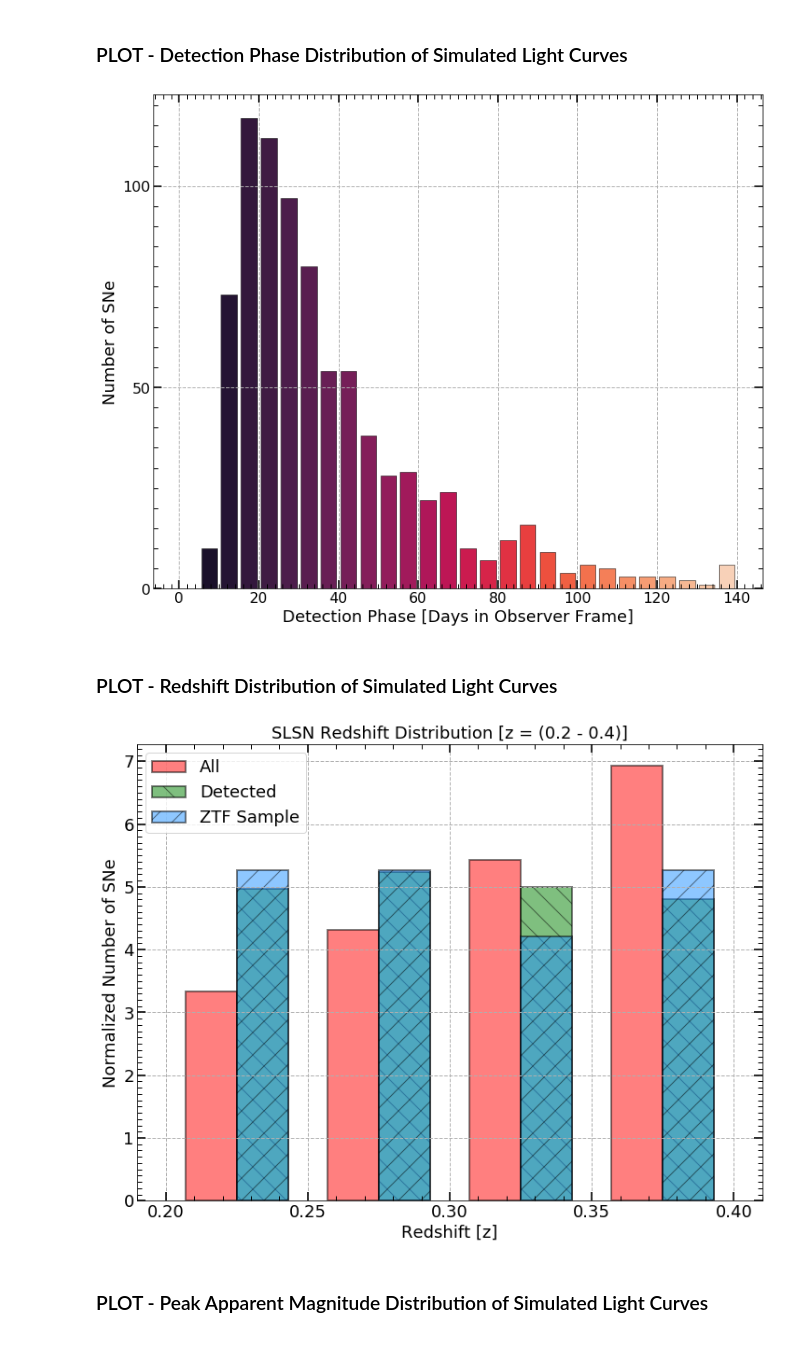
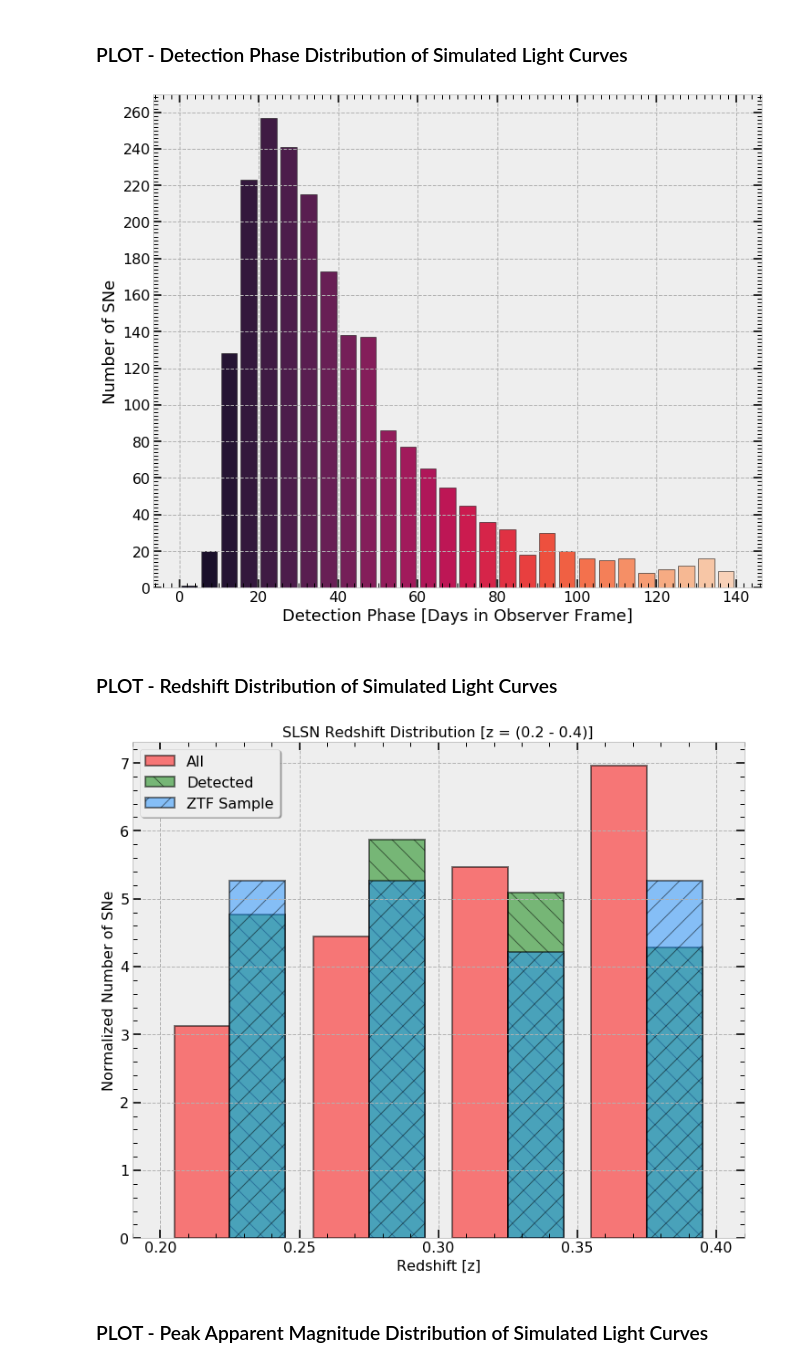
Before and after one commit to sPaMFouR/SimSLSNe, a Jupyter notebook: notebooks/PlotSim_HighZ.ipynb, the cells around one changed output. Drawn from its saved outputs; the diff is of its cells as text; code cells hidden in the pictures.

Commit message:
Updated Plotting Notebooks for LowZ and HighZ

```diff
--- a/notebooks/PlotSim_HighZ.ipynb
+++ b/notebooks/PlotSim_HighZ.ipynb
@@ -13,12 +13,15 @@ import sncosmo
 import simsurvey
 import numpy as np
 import pandas as pd
+from scipy.stats import ks_2samp
+from astropy.cosmology import Planck15
+
 import seaborn as sns
 import matplotlib.cm as cm
 import matplotlib.pyplot as plt
-from astropy.cosmology import Planck15
 from matplotlib.colors import Normalize
-from matplotlib.ticker import MultipleLocator
+from matplotlib.ticker import MultipleLocator, FixedLocator
+plt.style.use('bmh')
 
 from RunSim_SLSN_Master import MagnetarSource, Load_ZTFData
 # ------------------------------------------------------------------------------------------------------------------- #
@@ -40,7 +43,7 @@ DIR_PLOTS = os.path.join(DIR_HOME, "plots/")
 
 # Name of the File containing the parameters for the Magnetar Model
 file_param = os.path.join(DIR_INPUT, "Nicholl_Magnetar.dat")
-file_paramflat = os.path.join(DIR_INPUT, "Nicholl_Magnetar_Flat.dat")
+file_paramflat = os.path.join(DIR_INPUT, "Nicholl_Magnetar_FlatV2.dat")
 
 # Name of the File containing the Template Light Curve
 file_template = os.path.join(DIR_INPUT, "PTF12dam.dat")
@@ -70,8 +73,8 @@ os.chdir(DIR_PLOTS)
 # ------------------------------------------------------------------------------------------------------------------- #
 prefix = 'LCS_Filtered_SLSN'
 runmodel = 'Magnetar'
-zrange = (0.2, 0.40)
-rate = 2.00
+zrange = (0.20, 0.40)
+rate = 5.00
 iteration = 0
 
 filename = "{0}_{1}_{2:.2f}_{3:.2f}_{4:.2f}_{5}.pkl".format(prefix, runmodel, zrange[0], zrange[1], rate, iteration)
@@ -80,5 +83,10 @@ print (filename)
 data_mod = pickle.load(open(os.path.join(DIR_OUTPUT, filename), 'rb'))
 lcs = simsurvey.LightcurveCollection(load=os.path.join(DIR_OUTPUT, filename))
 print ("Number of Light Curves in Filtered Data: {0}".format(len(lcs.lcs)))
+
+lcs.stats['absmag_max'] = {}
+for band in dict_bands.keys():
+    lcs.stats['absmag_max'][band] = np.full(len(data_mod['lcs']), np.nan)
+
 # ------------------------------------------------------------------------------------------------------------------- #
 # %% [output]
@@ -564,78 +704,65 @@ fig3 = plt.figure(figsize=(12, 10))
 ax3 = fig3.add_subplot(111)
 
 heights, bins = np.histogram(lcs.stats['p_det'], range=(0, 140), bins=28)
-# heights, bins = np.histogram(lcs.stats['p_det'], range=(-90, 60), bins=30)
 centers = (bins[:-1] + bins[1:]) / 2
+ax3.bar(centers, heights, width=4, ec='k', lw=0.5, color=sns.color_palette('rocket', len(bins)))
 
-ax3.bar(centers, heights, width=4, ec='k', lw=0.5, color=sns.color_palette('rocket', len(bins)))
-# ax3.hist(lcs.stats['p_det'], histtype='bar', rwidth=0.75, color='dimgrey', range=(-10, 120), bins=32)
+set_plotparams(ax3, xticks=(20, 2), yticks=(20, 2), fs=16)
+ax3.set_xlabel("Detection Phase [Days in Observer Frame]", fontsize=18)
+ax3.set_ylabel("Number of SNe", fontsize=18)
 
-# ax3.set_xlim(-120, 310)
-set_plotparams(ax3, xticks=(20, 2), yticks=(50, 5), fs=16)
-
-ax3.set_xlabel('Detection Phase [Days in Observer Frame]', fontsize=18)
-ax3.set_ylabel('Number of SNe', fontsize=18)
-
-fig3.savefig('PLOT_DPD_{0}_{1}_{2}_{3}_{4}.pdf'.format(runmodel, zrange[0], zrange[1], rate, iteration),
+fig3.savefig("PLOT_DPD_{0}_{1}_{2}_{3}_{4}.pdf".format(runmodel, zrange[0], zrange[1], rate, iteration),
              format='pdf', dpi=2000, bbox_inches='tight')
 plt.show()
 plt.close(fig3)
 # ------------------------------------------------------------------------------------------------------------------- #
 # %% [output]
-[figure, old version]
+[figure, new version]
 # %% [markdown]
 ### PLOT - Redshift Distribution of Simulated Light Curves
 # %%
 # ------------------------------------------------------------------------------------------------------------------- #
-fig4 = plt.figure(figsize=(12, 9))
+fig4 = plt.figure(figsize=(12, 10))
 ax4 = fig4.add_subplot(111)
 
 zh_full, zb_full = np.histogram(lcs.meta_full['z'], range=(0.2, 0.4), density=True, bins=4)
 zh, zb = np.histogram(lcs.meta['z'], range=(0.2, 0.4), density=True, bins=4)
 zh_ztf, zb_ztf = np.histogram(ztfz, range=(0.2, 0.4), density=True, bins=4)
 zc_full = (zb_full[:-1] + zb_full[1:]) / 2
 zc = (zb[:-1] + zb[1:]) / 2
 zc_ztf = (zb_ztf[:-1] + zb_ztf[1:]) / 2
 
-ax4.bar(zc_full - 0.009, zh_full, width=0.018, alpha=0.5, ec='k', lw=2, color='red', label='All')
-ax4.bar(zc + 0.009, zh, width=0.018, alpha=0.5, ec='k', lw=2, color='green', hatch='\ ', label='Detected')
-ax4.bar(zc_ztf + 0.009, zh_ztf, width=0.018, alpha=0.5, ec='k', lw=2, color='dodgerblue',
+ax4.bar(zc_full - 0.01, zh_full, width=0.02, alpha=0.5, ec='k', lw=2, color='r', label='All')
+ax4.bar(zc + 0.01, zh, width=0.02, alpha=0.5, ec='k', lw=2, color='g', hatch='\ ', label='Detected')
+ax4.bar(zc_ztf + 0.01, zh_ztf, width=0.02, alpha=0.5, ec='k', lw=2, color='dodgerblue',
         hatch='/', label='ZTF Sample')
 
-# ax4.hist(lcs.meta_full['z'], lw=2, ls='-', histtype='step', color='orangered', range=(0,0.05), bins=25, label='All')
-# ax4.hist(lcs.meta['z'], lw=2, ls='-', histtype='step', color='navy', range=(0, 0.05), bins=25, label='Detected')
+ax4.set_xlim(0.19, 0.41)
+ax4.legend(fontsize=16, loc=2, fancybox=True, shadow=True)
+set_plotparams(ax4, xticks=(0.05, 0.01), yticks=(1, 0.2), fs=16)
+ax4.set_xlabel("Redshift [z]", fontsize=16)
+ax4.set_ylabel("Normalized Number of SNe", fontsize=16)
+ax4.set_title("SLSN Redshift Distribution [z = ({0} - {1})]".format(zrange[0], zrange[1]), fontsize=16)
 
-# ax4.set_ylim(0, 335)
-ax4.set_xlim(0.19, 0.41)
 # ax4.axvline(zrange[0], ls='-', lw=2, c='k')
 # ax4.axvline(zrange[1], ls='-', lw=2, c='k')
 # ax4.text((zrange[0] + zrange[1]) / 2.5, 0.9 * ax4.get_ylim()[1], s='Simulation Regime', color='k', fontsize=18)
 # ax4.fill_betweenx(ax4.get_ylim(), zrange[0], zrange[1], color='tomato', alpha=0.15)
-
-ax4.legend(fontsize=18, loc=2)
-set_plotparams(ax4, xticks=(0.05, 0.01), yticks=(1, 0.1), fs=18)
-
-ax4.set_xlabel('Redshift [z]', fontsize=18)
-ax4.set_ylabel('Normalized Number of SNe', fontsize=18)
-ax4.set_title('SLSN Redshift Distribution [z = ({0} - {1})]'.format(zrange[0], zrange[1]), fontsize=18)
-
 # axins = ax4.inset_axes([0.08, 0.47, 0.53, 0.55])
-# # ax4.indicate_inset_zoom(axins)
-
-# # axins.bar(zcentersfull - 0.005, zhsfull, width=0.01, alpha=0.9, color='orangered', label='All')
+# ax4.indicate_inset_zoom(axins)
+# axins.bar(zcentersfull - 0.005, zhsfull, width=0.01, alpha=0.9, color='orangered', label='All')
 # axins.bar(zcenters + 0.005, zhs, width=0.01, alpha=0.9, ec='k', lw=0.8, color='navy', label='Detected')
-
 # axins.set_xlim(-0.02, 0.45)
 # axins.set_ylim(0, 110)
 # set_plotparams(axins, xticks=(0.1, 0.01), yticks=(20, 2), fs=16)
 
-fig4.savefig('PLOT_RD_{0}_{1}_{2}_{3}_{4}.pdf'.format(runmodel, zrange[0], zrange[1], rate, iteration),
+fig4.savefig("PLOT_RD_{0}_{1}_{2}_{3}_{4}.pdf".format(runmodel, zrange[0], zrange[1], rate, iteration),
              format='pdf', dpi=2000, bbox_inches='tight')
 plt.show()
 plt.close(fig4)
 # ------------------------------------------------------------------------------------------------------------------- #
 # %% [output]
-[figure, old version]
+[figure, new version]
 # %% [markdown]
 ### PLOT - Peak Apparent Magnitude Distribution of Simulated Light Curves
 # %%
```
Also changed, not shown: parts of 22 cells of this notebook, 1 other file.
